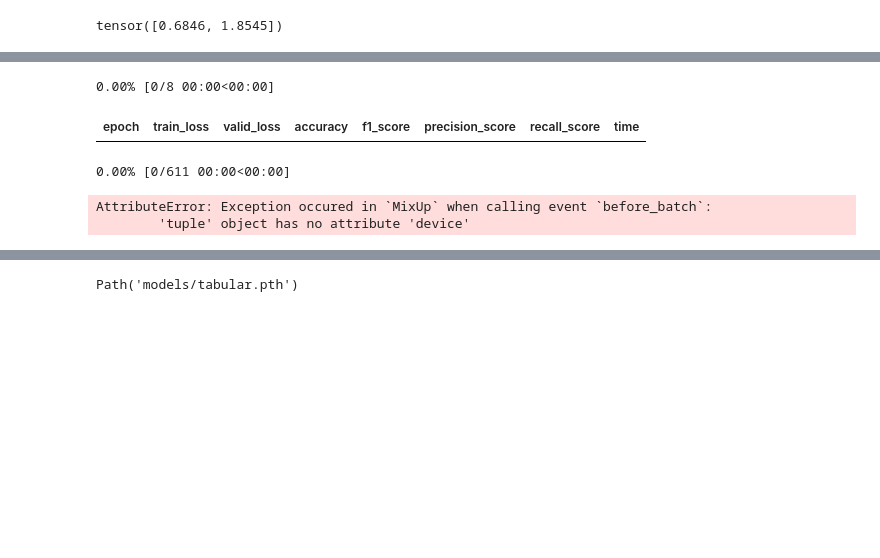
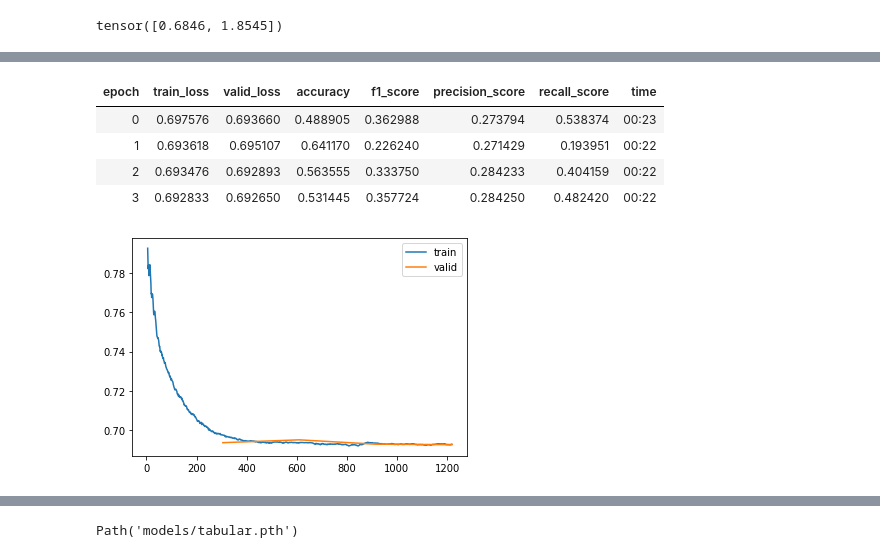
Before and after one commit to LaurenzBeck/music-processing-challenge, a Jupyter notebook: notebooks/06-fastai-tabular.ipynb, the cells around one changed output, grey strips where cells are left out. Drawn from its saved outputs; the diff is of its cells as text; code cells hidden in the pictures; blank space fills up the shorter version.

```diff
--- a/notebooks/06-fastai-tabular.ipynb
+++ b/notebooks/06-fastai-tabular.ipynb
@@ -136,11 +128,15 @@ SuggestedLRs(valley=0.001737800776027143)
 # %%
-learn.fit_one_cycle(8, 4e-3)
+learn.fit_one_cycle(4, 1e-2, wd=1e-5)
 # %% [output]
-0.00% [0/8 00:00<00:00]
 | epoch | train_loss | valid_loss | accuracy | f1_score | precision_score | recall_score | time |
+| 0 | 0.697576 | 0.693660 | 0.488905 | 0.362988 | 0.273794 | 0.538374 | 00:23 |
+| 1 | 0.693618 | 0.695107 | 0.641170 | 0.226240 | 0.271429 | 0.193951 | 00:22 |
+| 2 | 0.693476 | 0.692893 | 0.563555 | 0.333750 | 0.284233 | 0.404159 | 00:22 |
+| 3 | 0.692833 | 0.692650 | 0.531445 | 0.357724 | 0.284250 | 0.482420 | 00:22 |
-0.00% [0/611 00:00<00:00]
-AttributeError: Exception occured in `MixUp` when calling event `before_batch`:
-        'tuple' object has no attribute 'device'
+# %%
+learn.recorder.plot_loss()
+# %% [output]
+[figure, added]
 # %%
 learn.show_results()
 # %% [output]
```
Also changed, not shown: parts of 12 cells of this notebook, 15 other files.
